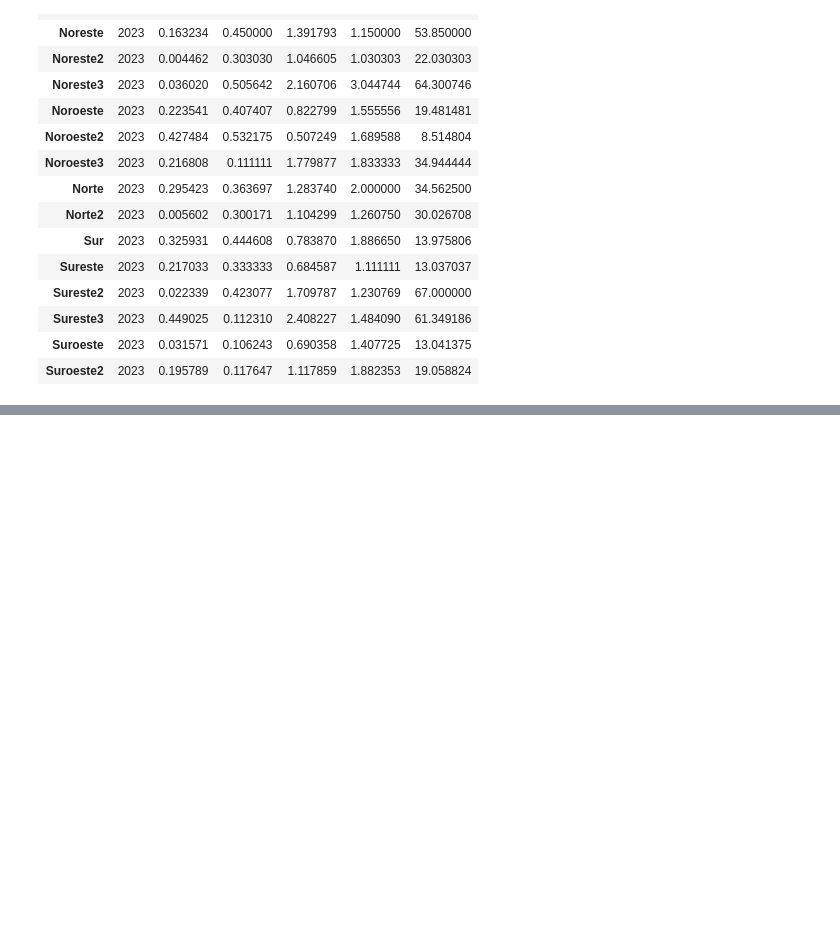
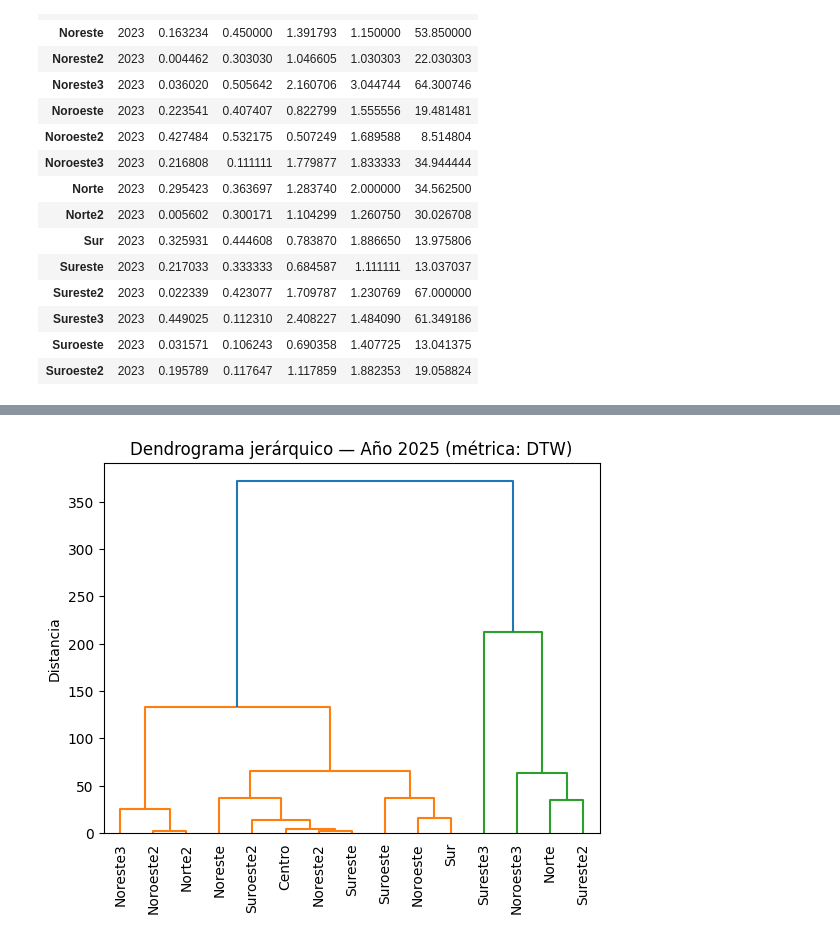
Before and after one commit to andreroblesb/airemty, a Jupyter notebook: conglomerados.ipynb, the cells around one changed output, grey strips where cells are left out. Cells and saved outputs as stored; diff of their text form; code cells hidden in the pictures; blank space fills up the shorter version.

```diff
--- a/conglomerados.ipynb
+++ b/conglomerados.ipynb
@@ -118,0 +158,13 @@ plt.show()
+# %%
+# Matriz de distancias DTW
+dist_matrix_5 = cdist_dtw(df_2025)
+
+# Clustering jerárquico
+Z_5 = linkage(dist_matrix_5, method='ward')
+
+dendrogram(Z_5, labels=df_2025.index.tolist(), leaf_rotation=90, leaf_font_size=10)
+plt.title("Dendrograma jerárquico — Año 2025 (métrica: DTW)")
+plt.ylabel("Distancia")
+plt.show()
+# %% [output]
+[figure, added]
```
Also changed, not shown: parts of 4 cells of this notebook.
